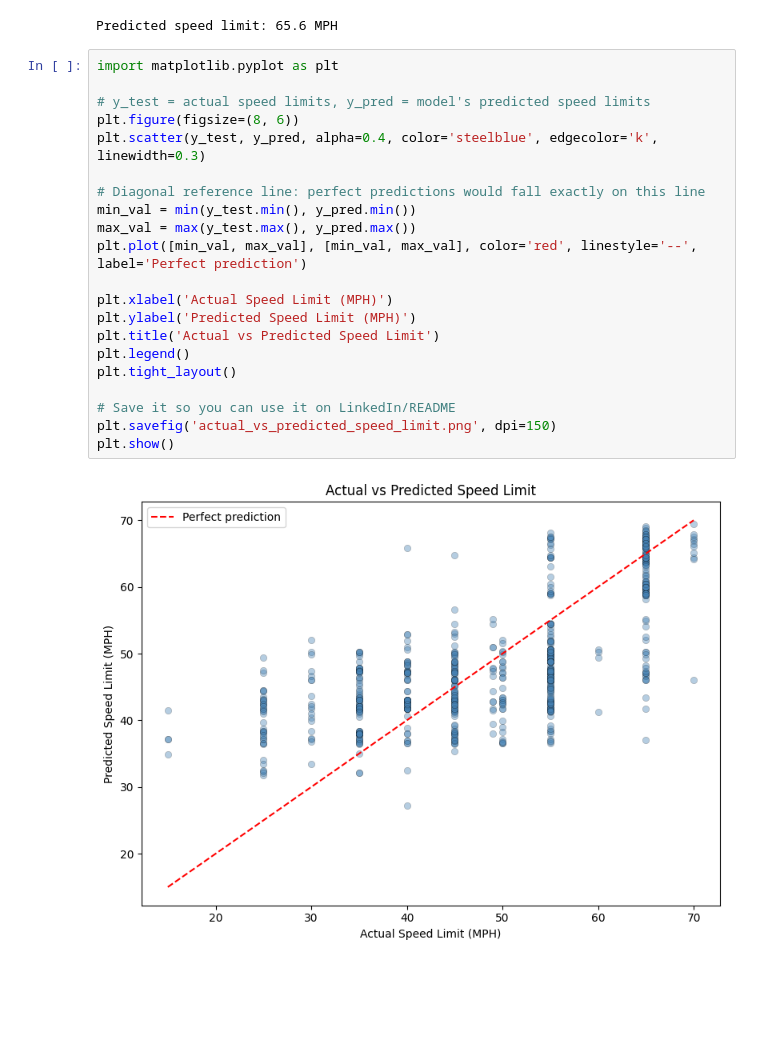
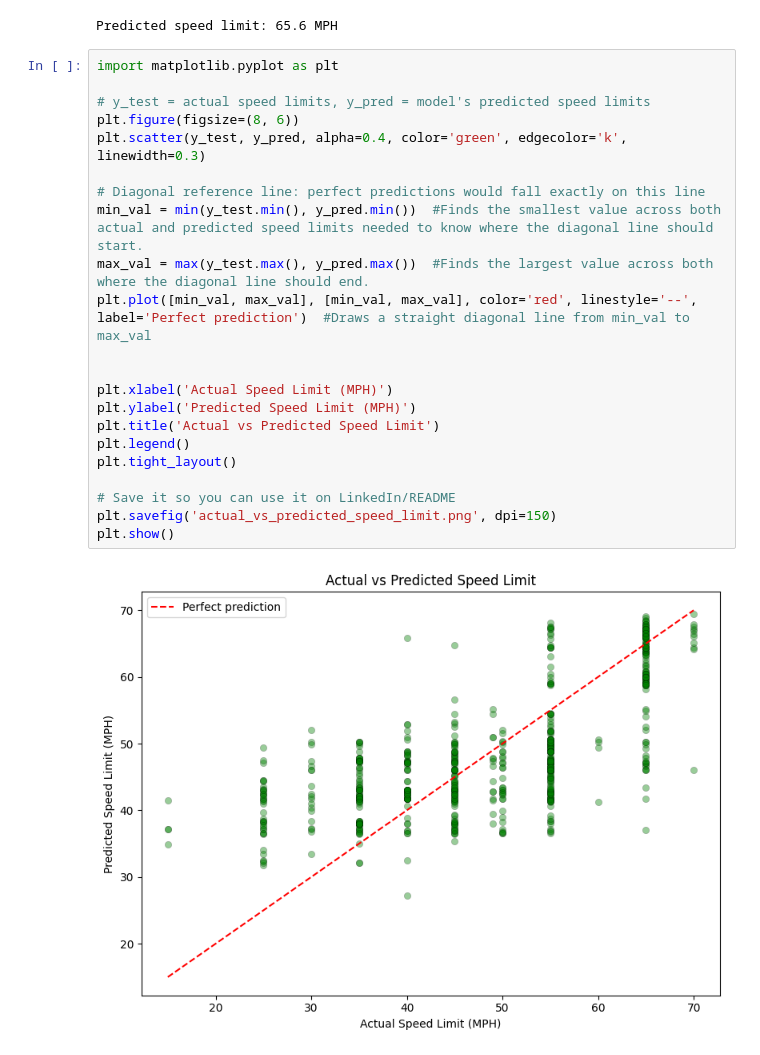
Before and after one commit to nirvamps2-hub/speed-limit-prediction, a Jupyter notebook: Transportation.ipynb, the cells around one changed output. Saved outputs shown, nothing was run; the diff lists cells and outputs as text; blank space fills up the shorter version.

```diff
--- a/Transportation.ipynb
+++ b/Transportation.ipynb
@@ -339,23 +339,24 @@ Predicted speed limit: 65.6 MPH
 # %%
 import matplotlib.pyplot as plt
 
 # y_test = actual speed limits, y_pred = model's predicted speed limits
 plt.figure(figsize=(8, 6))
-plt.scatter(y_test, y_pred, alpha=0.4, color='steelblue', edgecolor='k', linewidth=0.3)
+plt.scatter(y_test, y_pred, alpha=0.4, color='green', edgecolor='k', linewidth=0.3)
 
 # Diagonal reference line: perfect predictions would fall exactly on this line
-min_val = min(y_test.min(), y_pred.min())
-max_val = max(y_test.max(), y_pred.max())
-plt.plot([min_val, max_val], [min_val, max_val], color='red', linestyle='--', label='Perfect prediction')
+min_val = min(y_test.min(), y_pred.min())  #Finds the smallest value across both actual and predicted speed limits needed to know where the diagonal line should start.
+max_val = max(y_test.max(), y_pred.max())  #Finds the largest value across both where the diagonal line should end.
+plt.plot([min_val, max_val], [min_val, max_val], color='red', linestyle='--', label='Perfect prediction')  #Draws a straight diagonal line from min_val to max_val
+
 
 plt.xlabel('Actual Speed Limit (MPH)')
 plt.ylabel('Predicted Speed Limit (MPH)')
 plt.title('Actual vs Predicted Speed Limit')
 plt.legend()
 plt.tight_layout()
 
 # Save it so you can use it on LinkedIn/README
 plt.savefig('actual_vs_predicted_speed_limit.png', dpi=150)
 plt.show()
 # %% [output]
-[figure, old version]
+[figure, new version]
```
Also changed, not shown: 1 other file.
